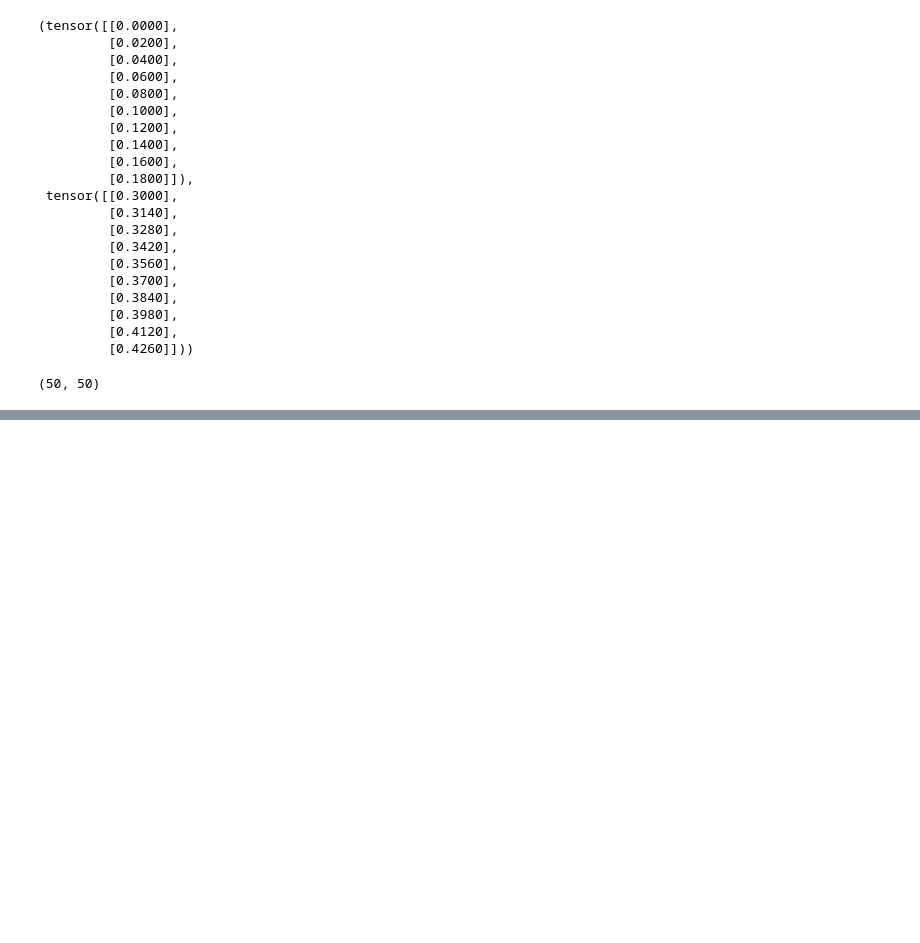
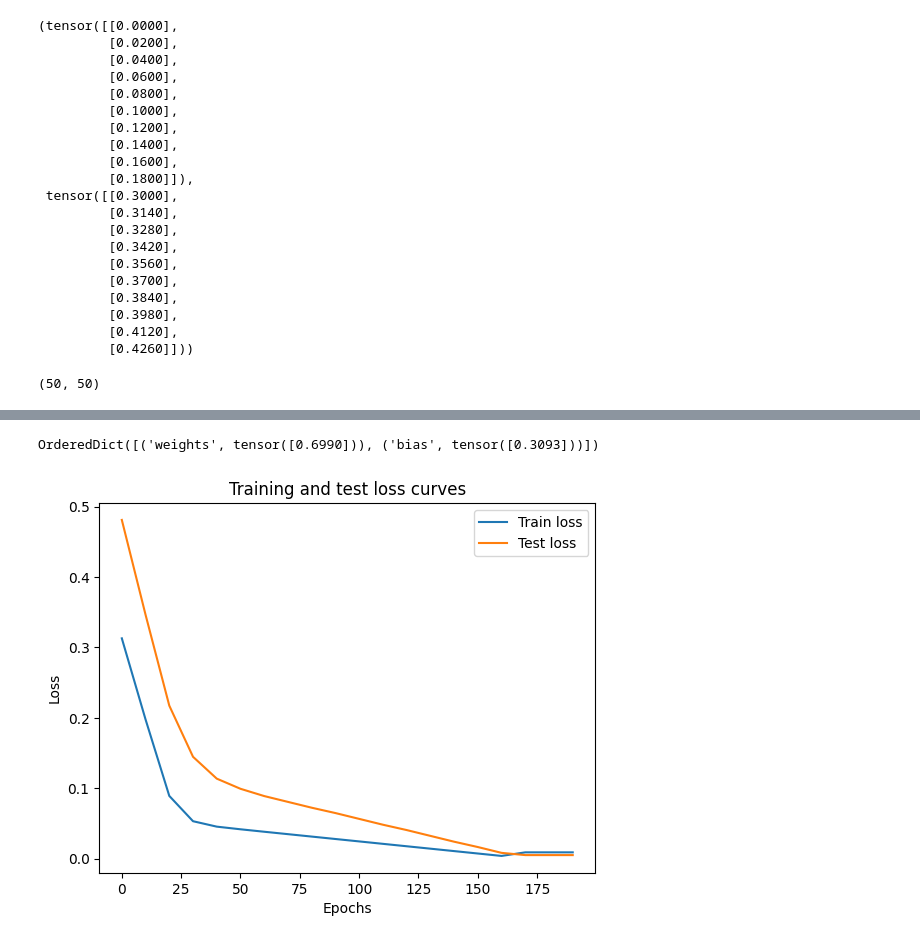
Before and after one commit to worachot-n/pytorch-for-deep-learning, a Jupyter notebook: 01_pytorch_workflow_fundamentals.ipynb, the cells around one changed output, grey strips where cells are left out. Drawn from its saved outputs; the diff is of its cells as text; code cells hidden in the pictures; blank space fills up the shorter version.

```diff
--- a/01_pytorch_workflow_fundamentals.ipynb
+++ b/01_pytorch_workflow_fundamentals.ipynb
@@ -78,0 +287,7 @@ len(X), len(y)
+# %%
+# Create the loss function
+loss_fn = nn.L1Loss() # MAE loss is same as L1Loss
+
+# Create the optimizer
+optimizer = torch.optim.SGD(params=model_0.parameters(), # parameters of target model to optimize
+                            lr=0.01) # learning rate (how much the optimizer should change parameters at each step, higher=more (less stable), lower=less (might take a long time))t
@@ -78,0 +406,14 @@ len(X), len(y)
+# %%
+model_0.state_dict()
+# %% [output]
+OrderedDict([('weights', tensor([0.6990])), ('bias', tensor([0.3093]))])
+# %%
+# Plot the loss curves
+plt.plot(epoch_count, train_loss_values, label="Train loss")
+plt.plot(epoch_count, test_loss_values, label="Test loss")
+plt.title("Training and test loss curves")
+plt.ylabel("Loss")
+plt.xlabel("Epochs")
+plt.legend();
+# %% [output]
+[figure, added]
```
Also changed, not shown: parts of 67 cells of this notebook.
